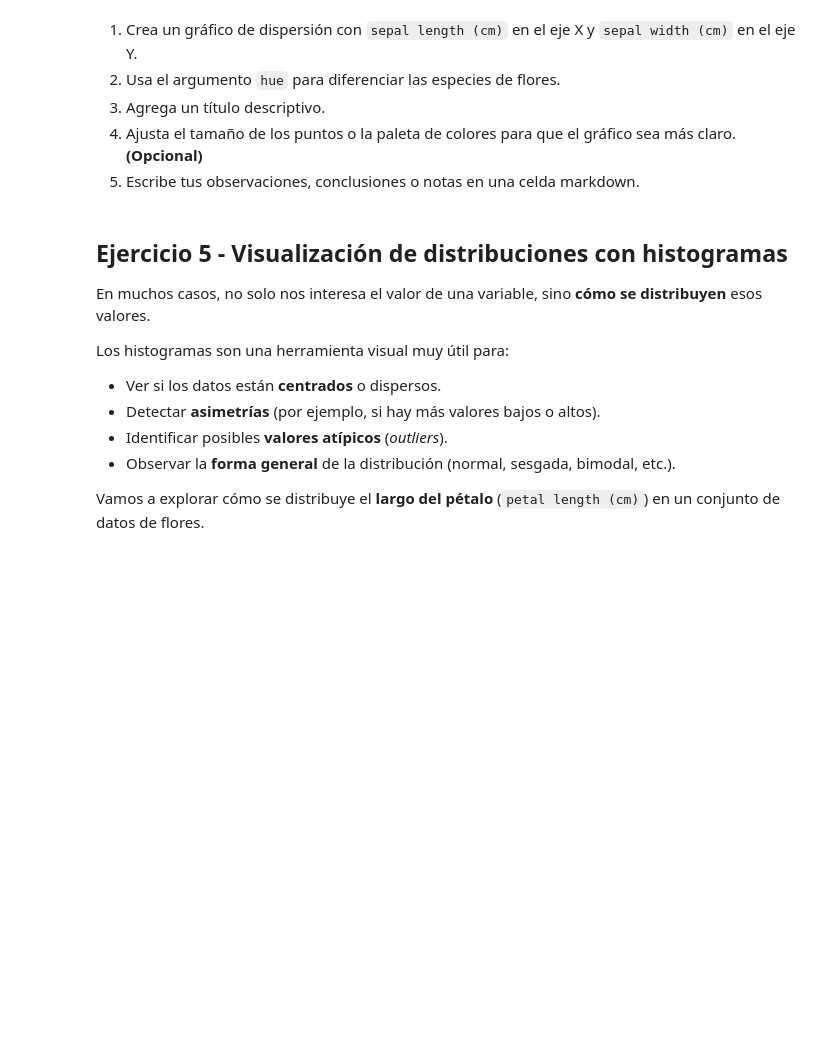
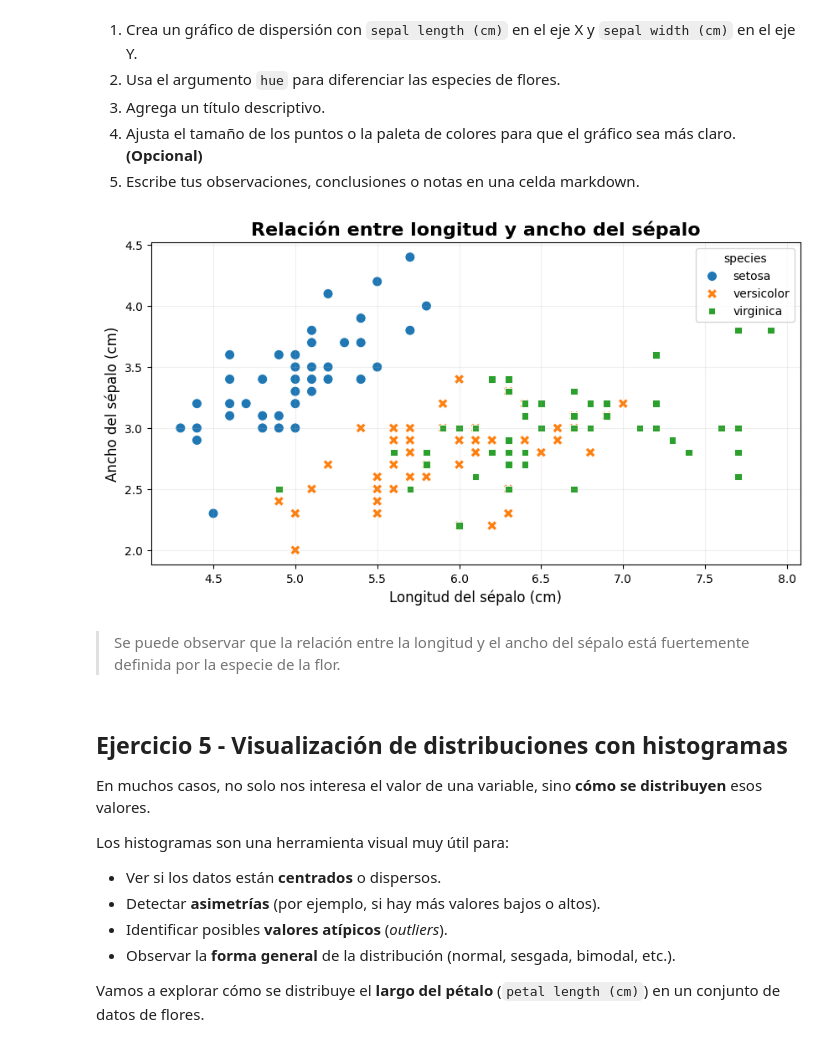
Before and after one commit to 4GeeksAcademy/CarlosRestrepo-visualization-matplot-and-seaborn, a Jupyter notebook: 03-project-visualization.ipynb, the cells around one changed output. Cells and saved outputs as stored; diff of their text form; code cells hidden in the pictures; blank space fills up the shorter version.

```diff
--- a/03-project-visualization.ipynb
+++ b/03-project-visualization.ipynb
@@ -214,7 +218,20 @@ df_iris
 4. Ajusta el tamaño de los puntos o la paleta de colores para que el gráfico sea más claro. **(Opcional)**
 5. Escribe tus observaciones, conclusiones o notas en una celda markdown.
 # %%
-# Tu código
+plt.figure(figsize=(10,5))
+sns.scatterplot(data=df_iris, x='sepal length (cm)', y='sepal width (cm)',
+                hue='species',
+                style='species',
+                s=75
+                )
+plt.title('Relación entre longitud y ancho del sépalo', fontsize=16, fontweight = 'bold')
+plt.xlabel('Longitud del sépalo (cm)', fontsize=12)
+plt.ylabel('Ancho del sépalo (cm)', fontsize=12)
+plt.grid(alpha = 0.2)
+# %% [output]
+[figure, added]
+# %% [markdown]
+> Se puede observar que la relación entre la longitud y el ancho del sépalo está fuertemente definida por la especie de la flor.
 # %% [markdown]
 ## Ejercicio 5 - Visualización de distribuciones con histogramas
 
```
Also changed, not shown: parts of 20 cells of this notebook.
